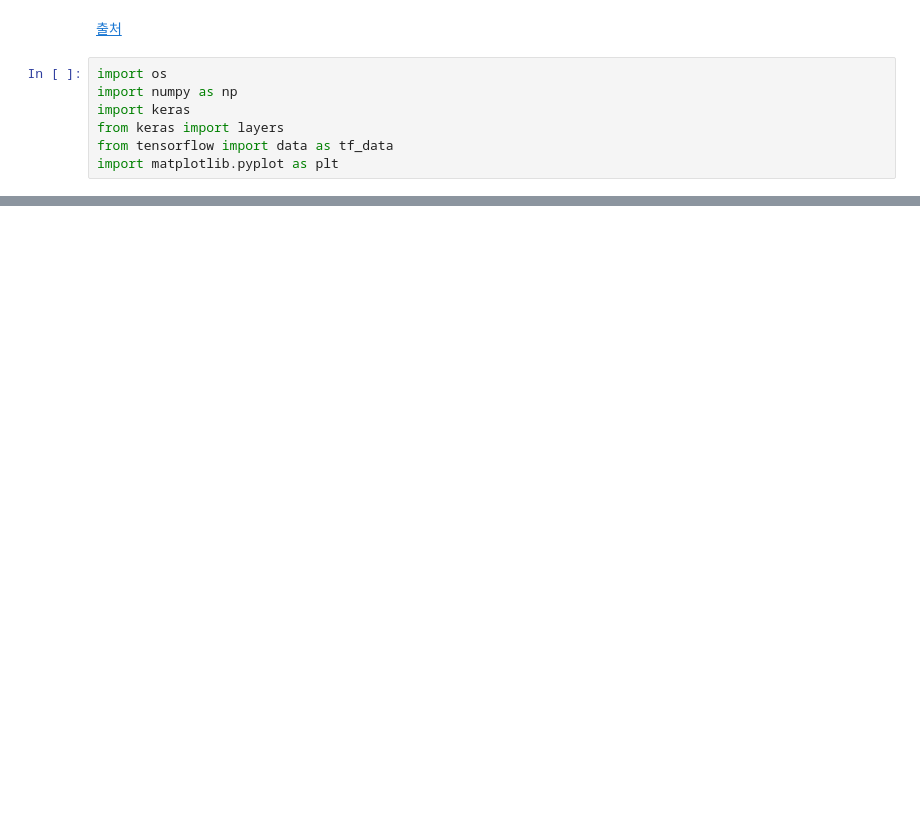
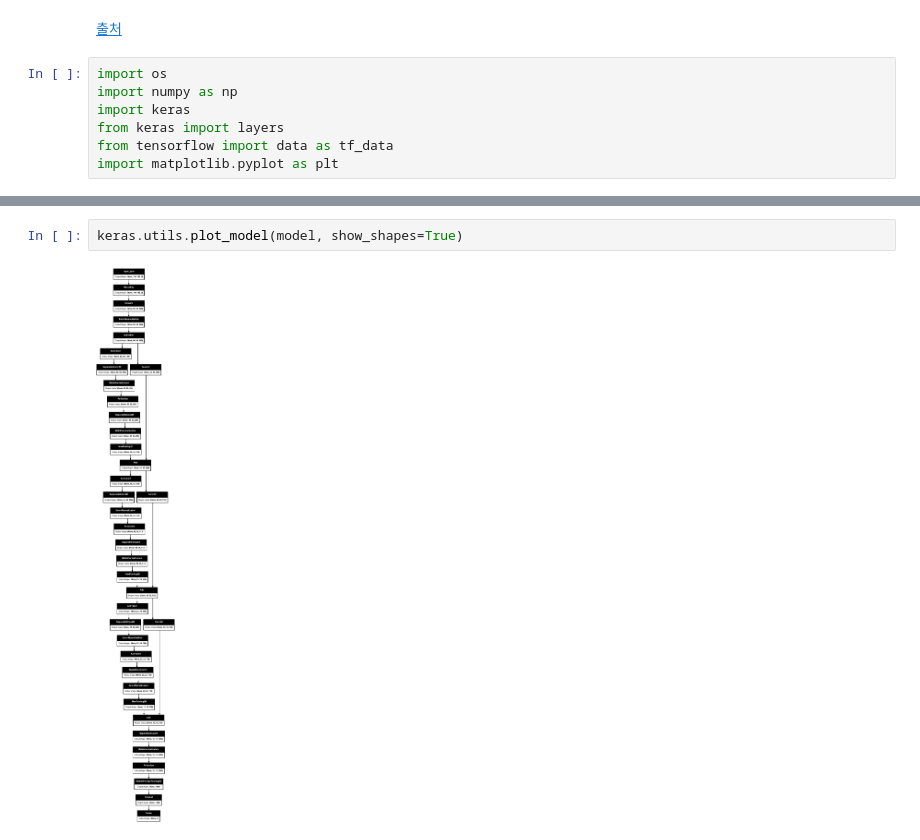
Before and after one commit to junwlee/KoreaUniv, a Jupyter notebook: 24-Spring/ComputerVision/kerasTutorial/ImgClf/PetImages/main.ipynb, the cells around one changed output, grey strips where cells are left out. Cells and saved outputs as stored; diff of their text form; blank space fills up the shorter version.

```diff
--- a/24-Spring/ComputerVision/kerasTutorial/ImgClf/PetImages/main.ipynb
+++ b/24-Spring/ComputerVision/kerasTutorial/ImgClf/PetImages/main.ipynb
@@ -57,0 +186,4 @@ Corrupt JPEG data: 2226 extraneous bytes before marker 0xd9
+# %%
+keras.utils.plot_model(model, show_shapes=True)
+# %% [output]
+[figure, added]
```
Also changed, not shown: parts of 10 cells of this notebook.
